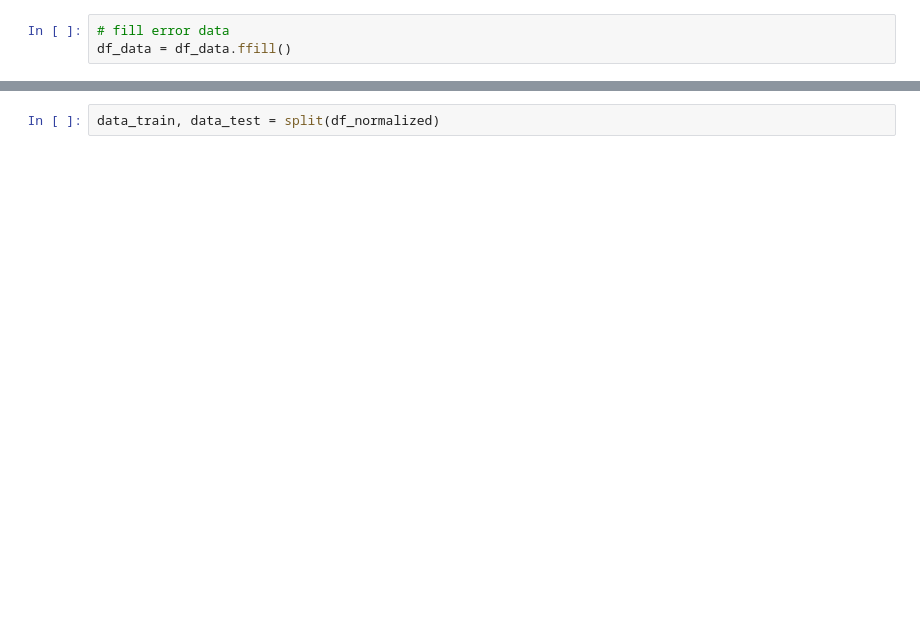
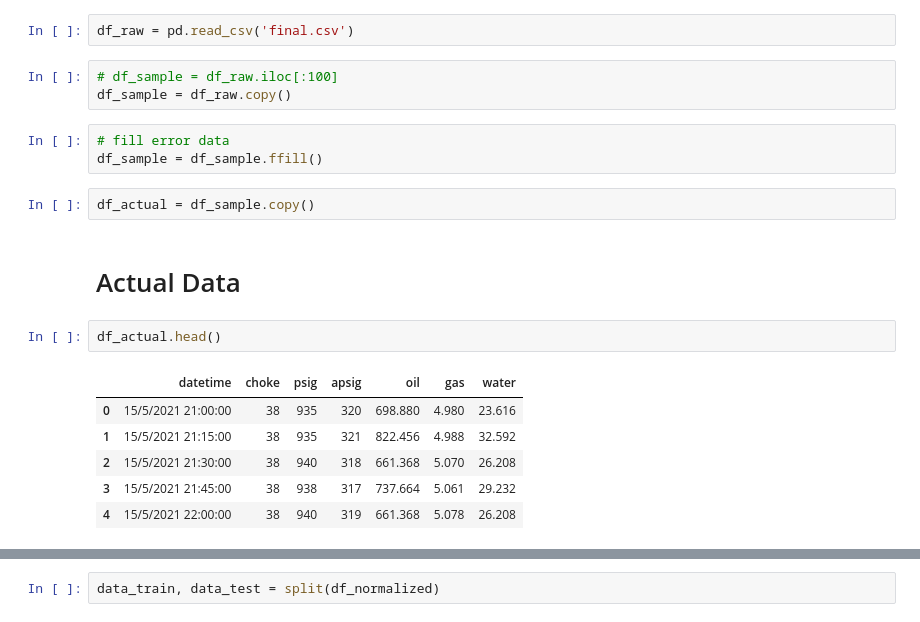
Before and after one commit to Dzyfhuba/lstm-prototype, a Jupyter notebook: app.ipynb, the cells around one changed output, grey strips where cells are left out. Saved outputs shown, nothing was run; the diff lists cells and outputs as text; blank space fills up the shorter version.

```diff
--- a/app.ipynb
+++ b/app.ipynb
@@ -10,3 +17,21 @@ df_data = df_data[columns]
+# %%
+df_raw = pd.read_csv('final.csv')
+# %%
+# df_sample = df_raw.iloc[:100]
+df_sample = df_raw.copy()
 # %%
 # fill error data
-df_data = df_data.ffill()
+df_sample = df_sample.ffill()
+# %%
+df_actual = df_sample.copy()
+# %% [markdown]
+# Actual Data
+# %%
+df_actual.head()
+# %% [output]
+|  | datetime | choke | psig | apsig | oil | gas | water |
+| 0 | 15/5/2021 21:00:00 | 38 | 935 | 320 | 698.880 | 4.980 | 23.616 |
+| 1 | 15/5/2021 21:15:00 | 38 | 935 | 321 | 822.456 | 4.988 | 32.592 |
+| 2 | 15/5/2021 21:30:00 | 38 | 940 | 318 | 661.368 | 5.070 | 26.208 |
+| 3 | 15/5/2021 21:45:00 | 38 | 938 | 317 | 737.664 | 5.061 | 29.232 |
+| 4 | 15/5/2021 22:00:00 | 38 | 940 | 319 | 661.368 | 5.078 | 26.208 |
```
Also changed, not shown: parts of 44 cells of this notebook, 6 other files.
